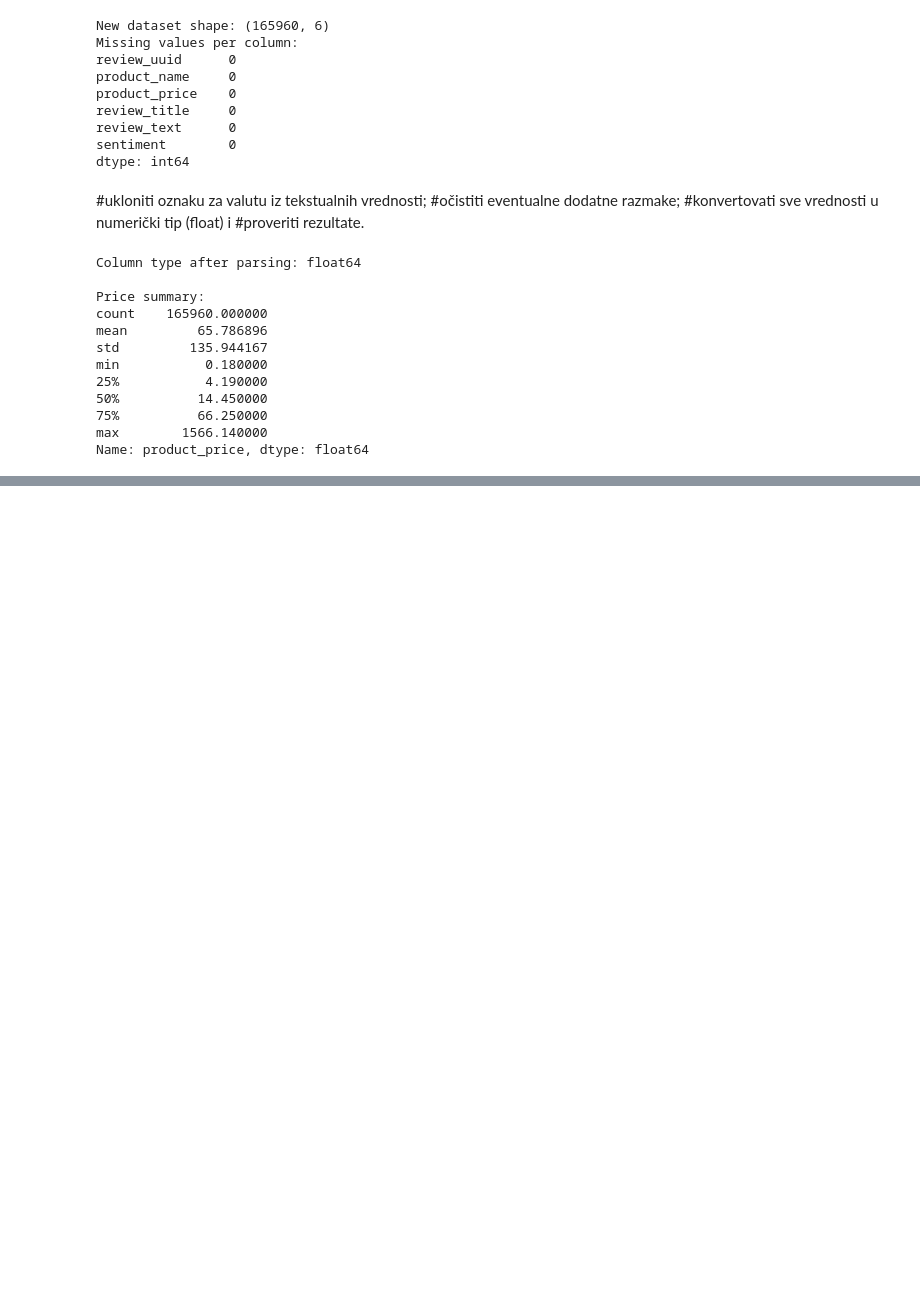
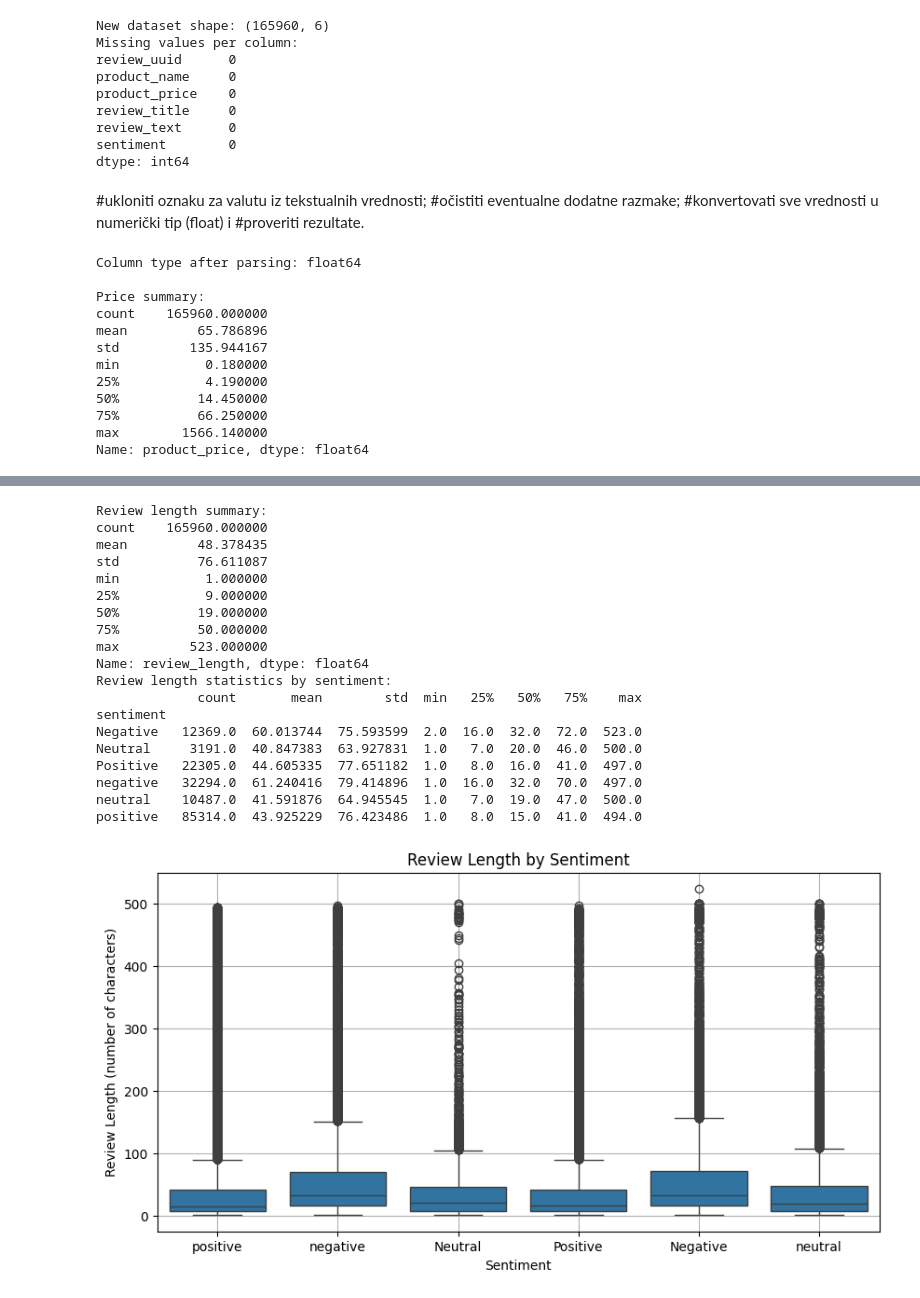
Before and after one commit to Mirsad-py/ml-projekat-reviews, a Jupyter notebook: notebook/product_reviews_analysis.ipynb, the cells around one changed output, grey strips where cells are left out. Saved outputs shown, nothing was run; the diff lists cells and outputs as text; code cells hidden in the pictures; blank space fills up the shorter version.

```diff
--- a/notebook/product_reviews_analysis.ipynb
+++ b/notebook/product_reviews_analysis.ipynb
@@ -243,0 +299,44 @@ Name: product_price, dtype: float64
+# %%
+import seaborn as sns
+import matplotlib.pyplot as plt
+
+# Create new column with length of each review_text
+df['review_length'] = df['review_text'].astype(str).str.len()
+
+# Show basic stats
+print("Review length summary:")
+print(df['review_length'].describe())
+
+# Group by sentiment and describe review length
+print("Review length statistics by sentiment:")
+print(df.groupby('sentiment', observed=False)['review_length'].describe())
+
+# Visualize distribution of review length by sentiment
+plt.figure(figsize=(10, 5))
+sns.boxplot(data=df, x='sentiment', y='review_length')
+plt.title("Review Length by Sentiment")
+plt.xlabel("Sentiment")
+plt.ylabel("Review Length (number of characters)")
+plt.grid(True)
+plt.show()
+# %% [output]
+Review length summary:
+count    165960.000000
+mean         48.378435
+std          76.611087
+min           1.000000
+25%           9.000000
+50%          19.000000
+75%          50.000000
+max         523.000000
+Name: review_length, dtype: float64
+Review length statistics by sentiment:
+             count       mean        std  min   25%   50%   75%    max
+sentiment
+Negative   12369.0  60.013744  75.593599  2.0  16.0  32.0  72.0  523.0
+Neutral     3191.0  40.847383  63.927831  1.0   7.0  20.0  46.0  500.0
+Positive   22305.0  44.605335  77.651182  1.0   8.0  16.0  41.0  497.0
+negative   32294.0  61.240416  79.414896  1.0  16.0  32.0  70.0  497.0
+neutral    10487.0  41.591876  64.945545  1.0   7.0  19.0  47.0  500.0
+positive   85314.0  43.925229  76.423486  1.0   8.0  15.0  41.0  494.0
+[figure, added]
```
Also changed, not shown: parts of 5 cells of this notebook.
